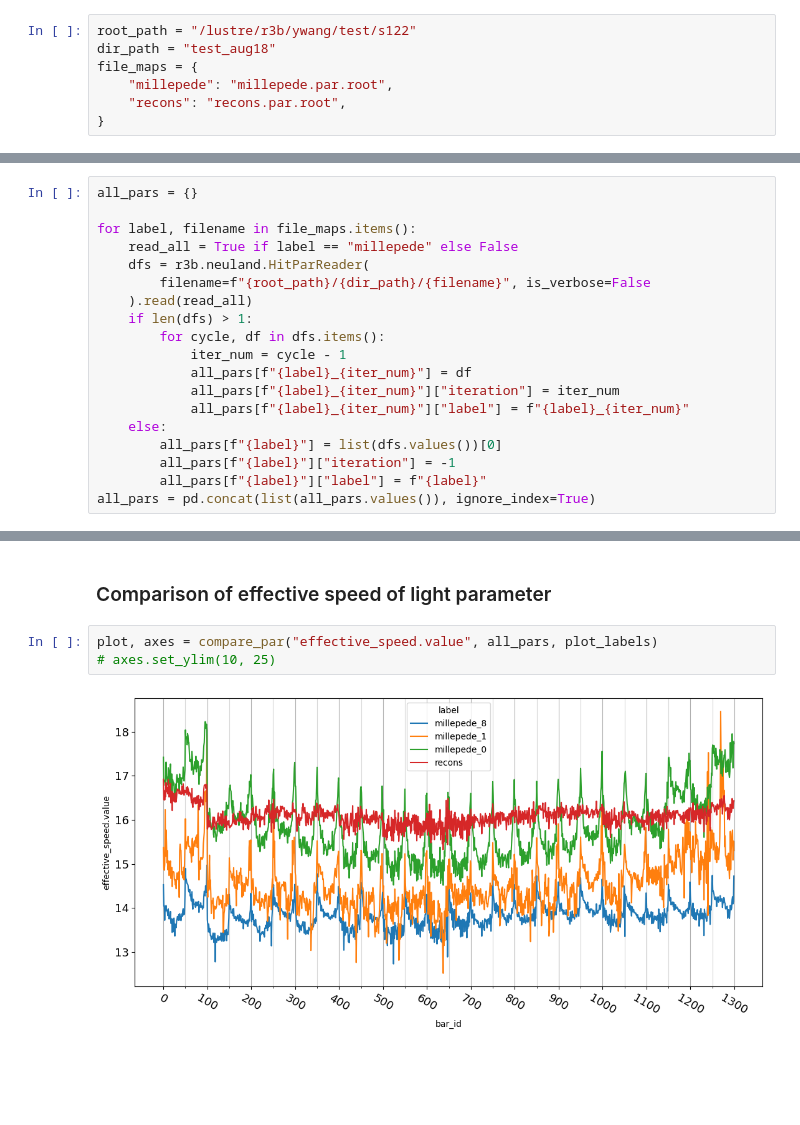
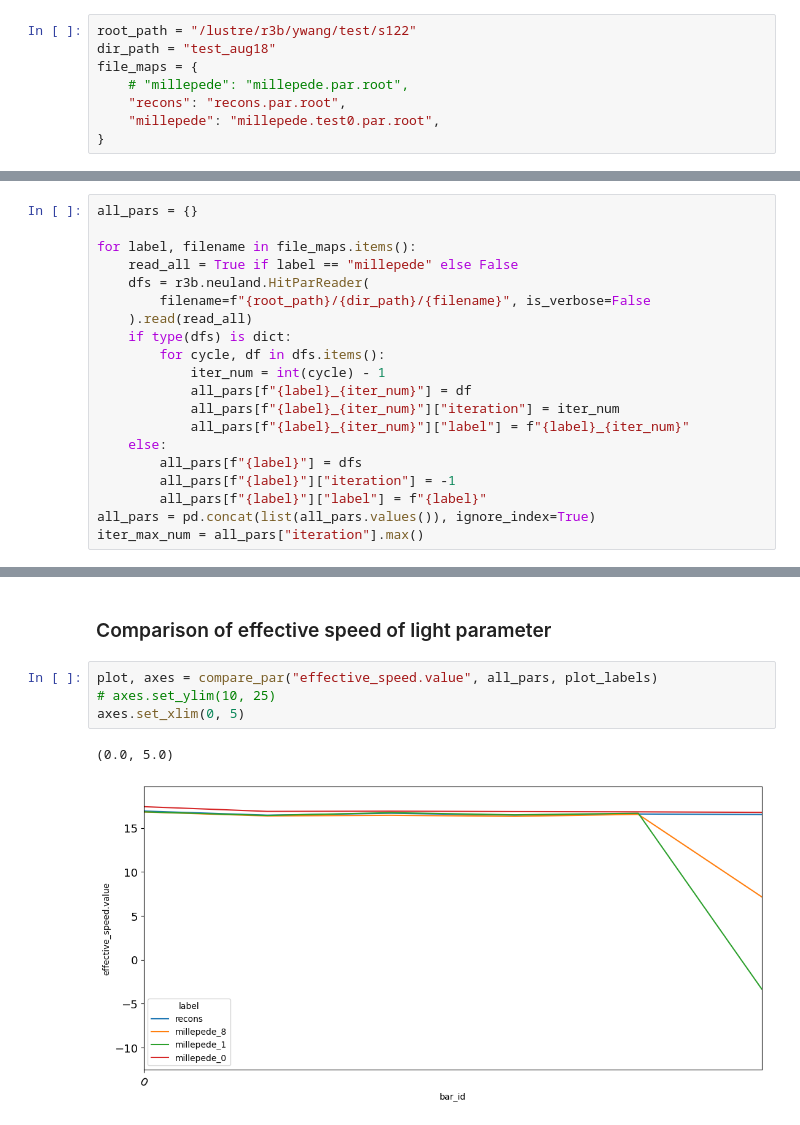
Before and after one commit to YanzhaoW/r3b_jupyter, a Jupyter notebook: meetings/R3B2025York/millepede_check.ipynb, the cells around one changed output, grey strips where cells are left out. Cells and saved outputs as stored; diff of their text form; blank space fills up the shorter version.

Commit message:
update millepede_check

```diff
--- a/meetings/R3B2025York/millepede_check.ipynb
+++ b/meetings/R3B2025York/millepede_check.ipynb
@@ -36,8 +59,9 @@ Variables to setup:
 root_path = "/lustre/r3b/ywang/test/s122"
 dir_path = "test_aug18"
 file_maps = {
-    "millepede": "millepede.par.root",
+    # "millepede": "millepede.par.root",
     "recons": "recons.par.root",
+    "millepede": "millepede.test0.par.root",
 }
 # %% [markdown]
 Read the parameter values from files:
@@ -49,17 +73,18 @@ for label, filename in file_maps.items():
     dfs = r3b.neuland.HitParReader(
         filename=f"{root_path}/{dir_path}/{filename}", is_verbose=False
     ).read(read_all)
-    if len(dfs) > 1:
+    if type(dfs) is dict:
         for cycle, df in dfs.items():
-            iter_num = cycle - 1
+            iter_num = int(cycle) - 1
             all_pars[f"{label}_{iter_num}"] = df
             all_pars[f"{label}_{iter_num}"]["iteration"] = iter_num
             all_pars[f"{label}_{iter_num}"]["label"] = f"{label}_{iter_num}"
     else:
-        all_pars[f"{label}"] = list(dfs.values())[0]
+        all_pars[f"{label}"] = dfs
         all_pars[f"{label}"]["iteration"] = -1
         all_pars[f"{label}"]["label"] = f"{label}"
 all_pars = pd.concat(list(all_pars.values()), ignore_index=True)
+iter_max_num = all_pars["iteration"].max()
 # %%
 reference_module_num = 25
 ref_t_sync = all_pars[
@@ -121,5 +148,7 @@ plot, axes = compare_par("t_diff.value", all_pars, plot_labels)
 # %%
 plot, axes = compare_par("effective_speed.value", all_pars, plot_labels)
 # axes.set_ylim(10, 25)
+axes.set_xlim(0, 5)
 # %% [output]
+(0.0, 5.0)
-[figure, old version]
+[figure, new version]
```
Also changed, not shown: parts of 8 cells of this notebook.
